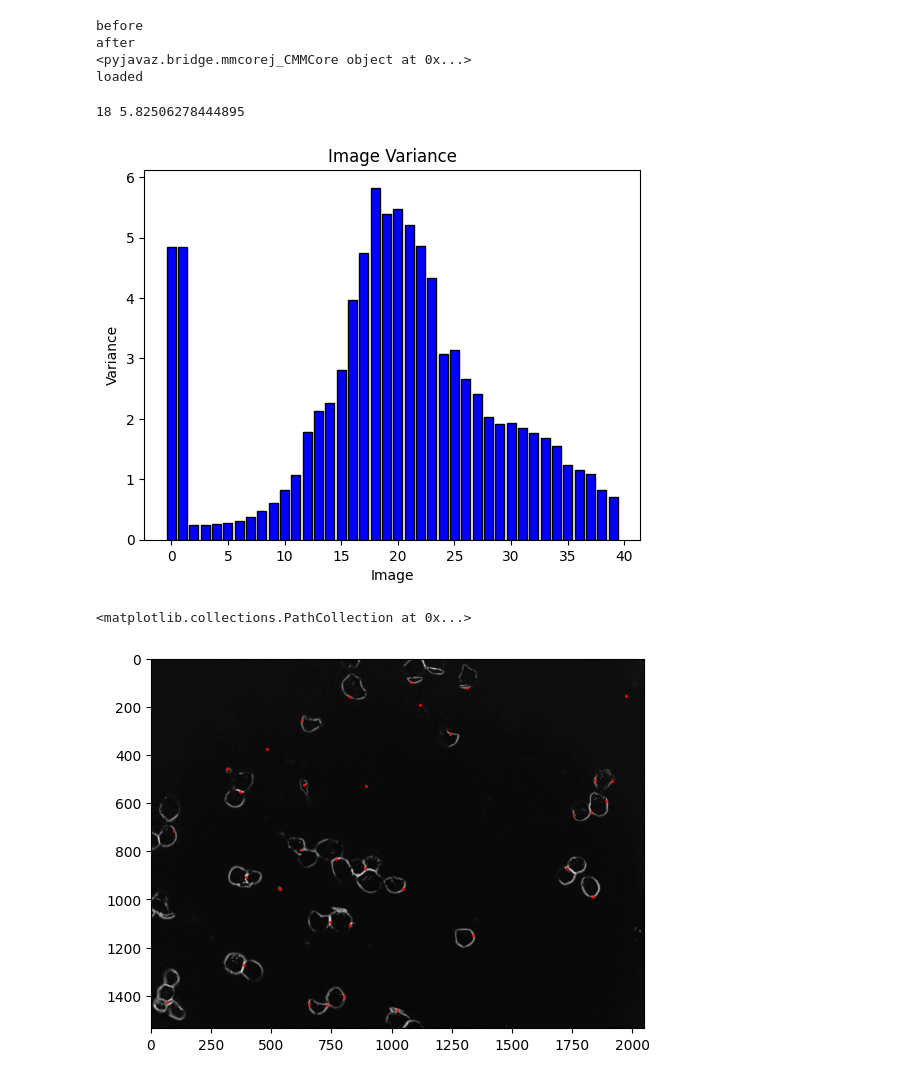
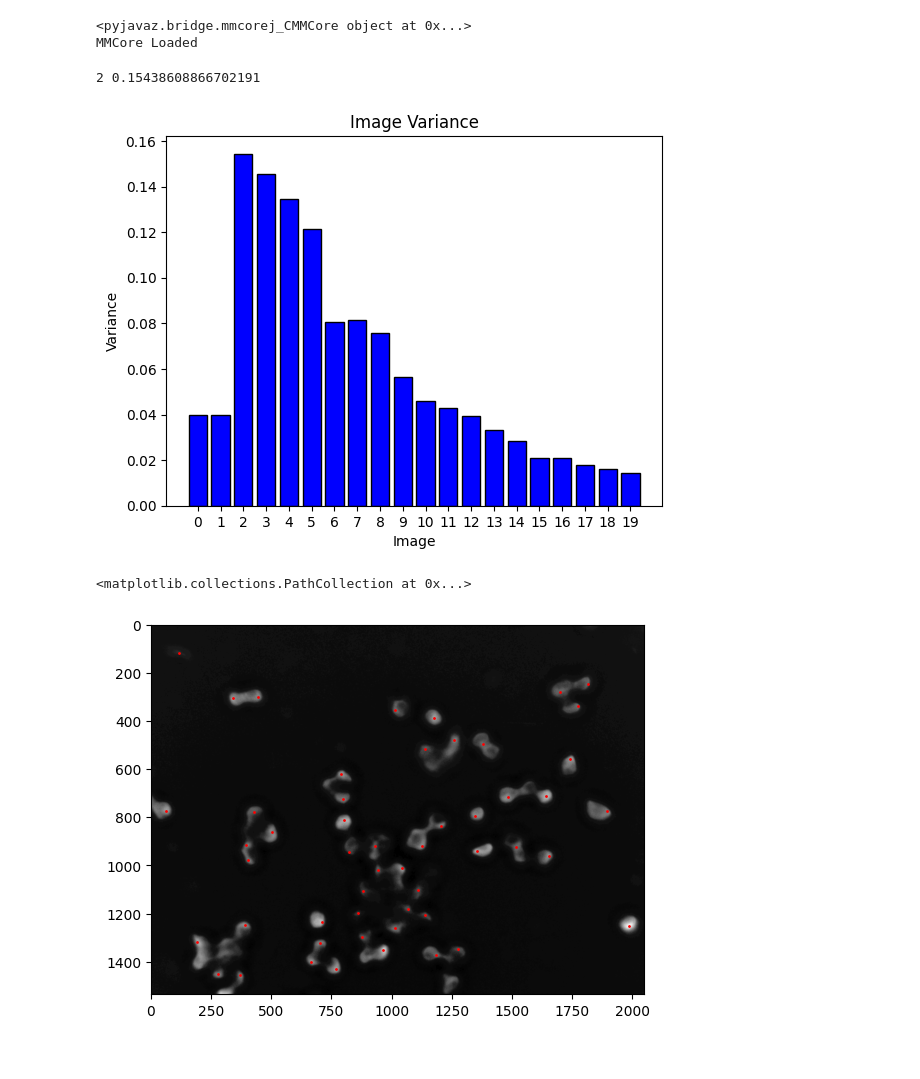
Before and after one commit to Syed47/AutoRaman, a Jupyter notebook: Raman Automation.ipynb, the cells around one changed output. Cells and saved outputs as stored; diff of their text form; code cells hidden in the pictures.

```diff
--- a/Raman Automation.ipynb
+++ b/Raman Automation.ipynb
@@ -5,6 +5,7 @@
 import matplotlib.pyplot as plt
 import tifffile as tiff
 import numpy as np
+import skimage as ski
 import os
 import time
 from os.path import join
@@ -18,23 +19,17 @@ os.makedirs('Results', exist_ok=True)
 # core should be global - to be fixed later
 mm_app_path = "C:\\Program Files\\Micro-Manager-2.0"
 config_file = "C:\\Program Files\\Micro-Manager-2.0\\IX81_LUDL_amscope_Laser532.cfg"
-print("before")
+# Start the headless process
 # stop_headless()
-# Start the headless process
-# start_headless(mm_app_path, config_file, debug=False)
-# time.sleep(1)
-print("after")
+start_headless(mm_app_path, config_file, debug=False)
 core = Core()
 print(core)
 core.load_system_configuration(config_file)
-print("loaded")
+print("MMCore Loaded")
 # %% [output]
-before
-after
 <pyjavaz.bridge.mmcorej_CMMCore object at 0x...>
-loaded
+MMCore Loaded
 # %%
-#%% Autofocus_WS_plane
 def autofocus_plane(core:Core=None, path="", n_images=40, z_start=1350, step=1) -> None:
     # Record images along z axis
     # core.set_serial_port_command("COM13", "CURRENT=0", "\r\n")
@@ -59,7 +54,7 @@ def autofocus_plane(core:Core=None, path="", n_images=40, z_start=1350, step=1)
     for z_val in range(z_start - offset, z_start + offset + 2, step):
         core.snap_image()
         img = core.get_image()
-        img = np.max(img) - img
+        # img = np.max(img) - img
         if byte_depth == 1:
             ip = np.reshape(img, (height, width)).astype(np.uint8)
         elif byte_depth == 2:
@@ -73,37 +68,35 @@ def autofocus_plane(core:Core=None, path="", n_images=40, z_start=1350, step=1)
 
         if img_index == 0 or img_index == 1:
             pre_path = join(path, f"Autofocus/image_{img_index}.tif")
         else:
             pre_path = join(path, f"Autofocus/image_{img_index-2}.tif")
 
         tiff.imwrite(pre_path, ip) # photometric='minisblack'
         z_pos = z_val
         core.set_position(zstage, z_pos)
-        # print(img_index, "z-position:", z_pos)
 
     max_var, max_var_index, variances = -1, -1, []
     for i in range(n_images):
         image = tiff.imread(join(path, f"Autofocus/image_{i}.tif"))
         mean, std = np.mean(image), np.std(image)
         norm_var = std * std / mean
-        # print(i, mean, std, norm_var)
         variances.append(norm_var)
         if norm_var > max_var:
             max_var, max_var_index = norm_var, i
 
     z_pos = (z_start - offset) + (step * max_var_index)
     core.set_position(zstage, z_pos)
-    # print("z-position:", z_pos, core.get_position(zstage))
     return max_var_index, max_var, variances
 
-max_i, max_var, variances = autofocus_plane(core, n_images=40, z_start=1340)
+max_i, max_var, variances = autofocus_plane(core, n_images=20, z_start=1370)
 print(max_i, max_var)
 
-plt.bar(list(range(0, len(variances))), variances, color='blue', edgecolor='black')
+plt.bar(list(range(len(variances))), variances, color='blue', edgecolor='black')
+plt.xticks(list(range(len(variances))))
 plt.title('Image Variance')
 plt.xlabel('Image')
 plt.ylabel('Variance')
 plt.show()
 # %% [output]
-18 5.82506278444895
+2 0.15438608866702191
-[figure, old version]
+[figure, new version]
@@ -115,11 +103,13 @@ from skimage.transform import rescale
 # %%
+
 image_file = f"Autofocus/image_{max_i}.tif"
-image = cv2.imread(image_file, cv2.IMREAD_GRAYSCALE)
-coordinates = peak_local_max(image, min_distance=60, threshold_abs=15)
+image = tiff.imread(image_file)
+image = np.max(image) - image
+coordinates = ski.feature.peak_local_max(image, min_distance=60, threshold_abs=8)
 x_coords, y_coords = zip(*coordinates)
 plt.imshow(image, cmap='gray')
 plt.scatter(y_coords, x_coords, c='red', s=1)
 # %% [output]
 <matplotlib.collections.PathCollection at 0x...>
-[figure, old version]
+[figure, new version]
 # %%
```
Also changed, not shown: parts of 7 cells of this notebook, 26 other files.
